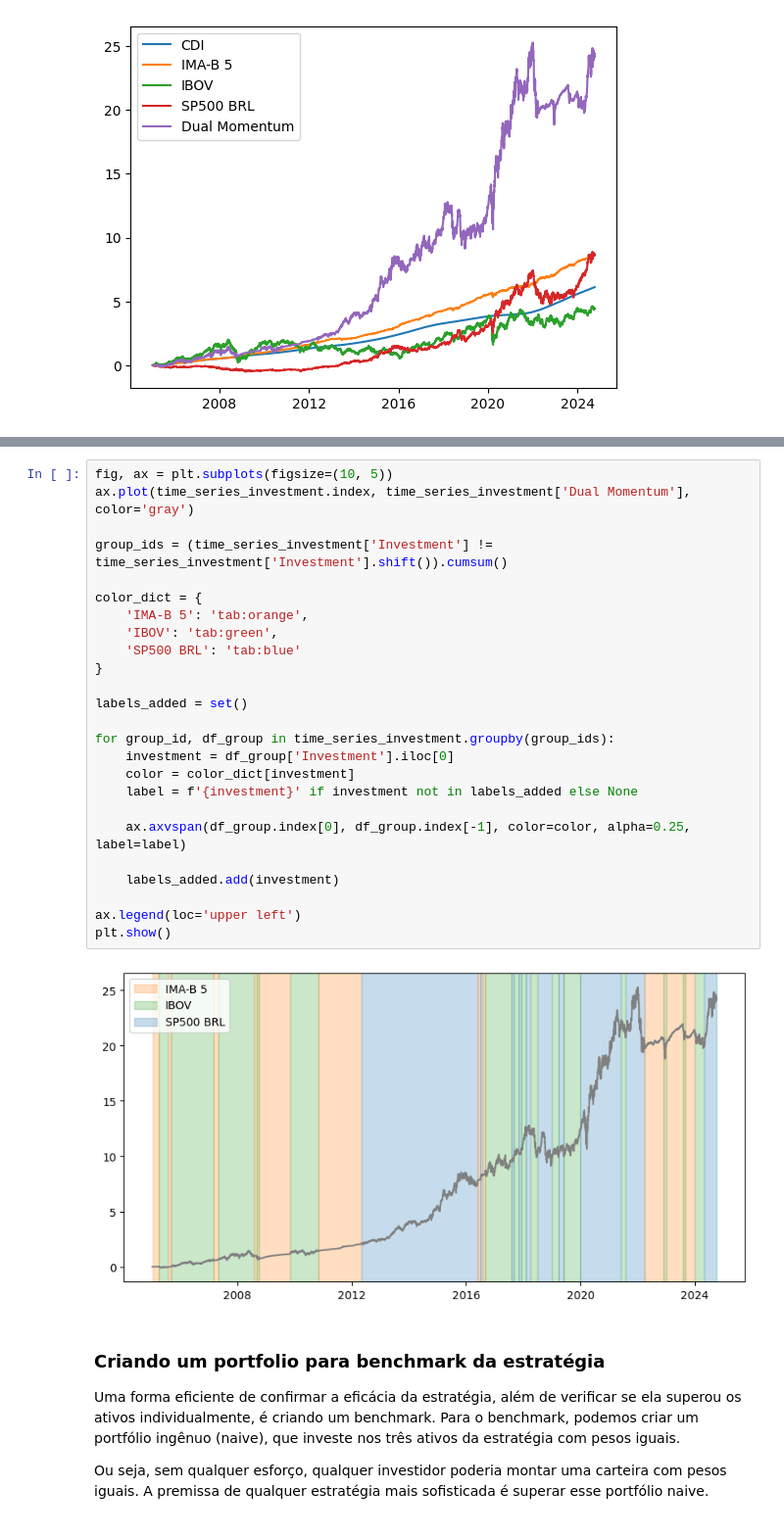
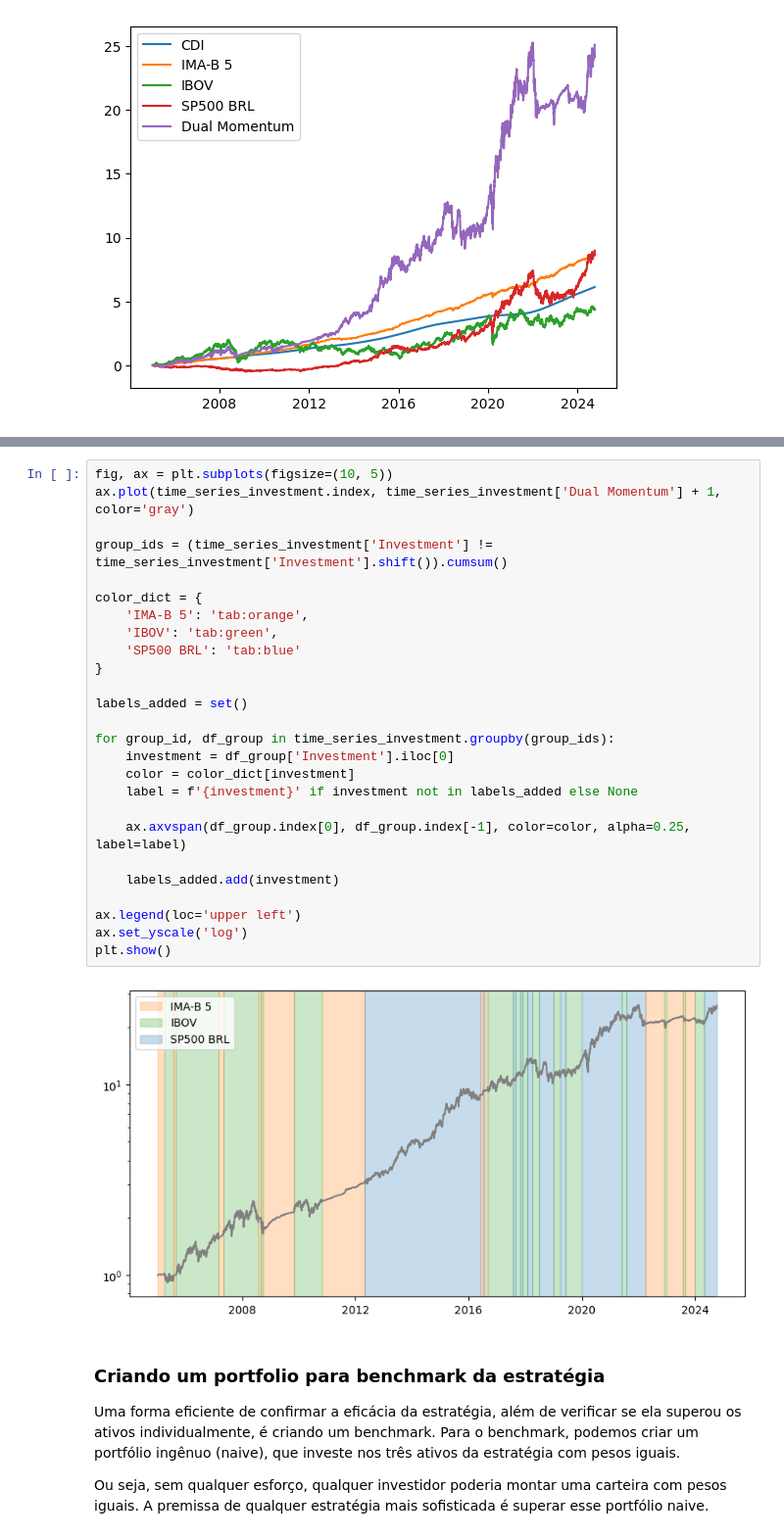
Before and after one commit to ianaraujo/puc-analise-dados, a Jupyter notebook: notebook.ipynb, the cells around one changed output, grey strips where cells are left out. Shown: that part at 98% size. Drawn from its saved outputs; the diff is of its cells as text.

```diff
--- a/notebook.ipynb
+++ b/notebook.ipynb
@@ -310,30 +310,31 @@ time_series_investment
 # %%
 fig, ax = plt.subplots(figsize=(10, 5))
-ax.plot(time_series_investment.index, time_series_investment['Dual Momentum'], color='gray')
+ax.plot(time_series_investment.index, time_series_investment['Dual Momentum'] + 1, color='gray')
 
 group_ids = (time_series_investment['Investment'] != time_series_investment['Investment'].shift()).cumsum()
 
 color_dict = {
     'IMA-B 5': 'tab:orange',
     'IBOV': 'tab:green',
     'SP500 BRL': 'tab:blue'
 }
 
 labels_added = set()
 
 for group_id, df_group in time_series_investment.groupby(group_ids):
     investment = df_group['Investment'].iloc[0]
     color = color_dict[investment]
     label = f'{investment}' if investment not in labels_added else None
 
     ax.axvspan(df_group.index[0], df_group.index[-1], color=color, alpha=0.25, label=label)
 
     labels_added.add(investment)
 
 ax.legend(loc='upper left')
+ax.set_yscale('log')
 plt.show()
 # %% [output]
-[figure, old version]
+[figure, new version]
 # %% [markdown]
 ### Criando um portfolio para benchmark da estratégia
 
```
Also changed, not shown: parts of 10 cells of this notebook, 1 other file.
